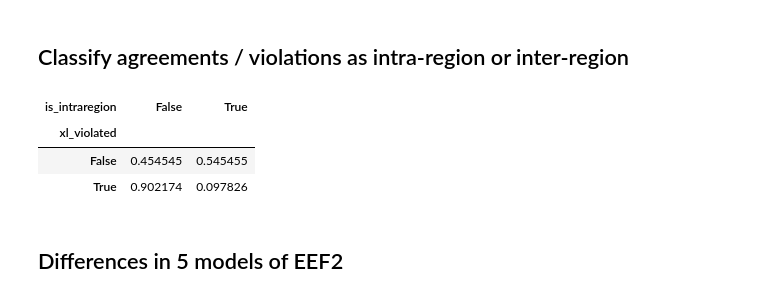
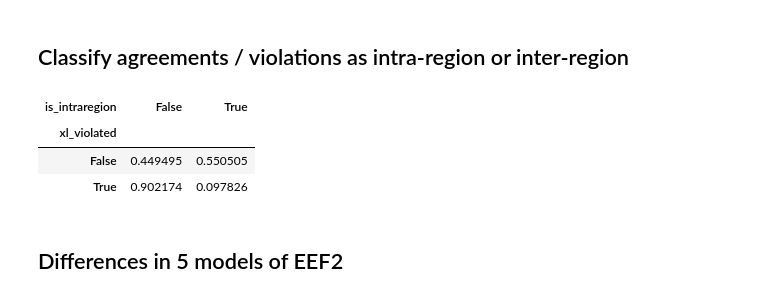
Before and after one commit to epenning/crosslinking, a Jupyter notebook: compare_crosslinks.ipynb, the cells around one changed output. Saved outputs shown, nothing was run; the diff lists cells and outputs as text; code cells hidden in the pictures.

```diff
--- a/compare_crosslinks.ipynb
+++ b/compare_crosslinks.ipynb
@@ -418,11 +429,7 @@ def plot_plddt(protein):
 
 
 def plot_pae(protein, xl_thresholds):
-    sanitized_protein = sanitize_protein(protein)
-
-    results = pd.read_pickle('pae/' + sanitized_protein + PAE_PKL_SUFFIX)
-
-    pae = results['predicted_aligned_error']
+    pae = read_protein_pae(protein)
 
     protein_xls = XLs_intra_nonred.loc[XLs_intra_nonred['Protein1'] == protein]
 
@@ -439,9 +446,9 @@ def plot_pae(protein, xl_thresholds):
 
         plt.imshow(pae, cmap='gray', alpha=0.5)
         plt.colorbar(fraction=0.046, pad=0.04)
-        plt.scatter(protein_xls_agreed['newRes1'], protein_xls_agreed['newRes2'], marker='o', facecolor='none',
+        plt.scatter(protein_xls_agreed['newRes1'] - 1, protein_xls_agreed['newRes2'] - 1, marker='o', facecolor='none',
                     edgecolor='darkblue', linewidths=2)
-        plt.scatter(protein_xls_missed['newRes1'], protein_xls_missed['newRes2'], marker='x', c='darkred', linewidths=2)
+        plt.scatter(protein_xls_missed['newRes1'] - 1, protein_xls_missed['newRes2'] - 1, marker='x', c='darkred', linewidths=2)
 
         plt.title(protein + ' Predicted Aligned Error, XL Threshold ' + str(xl_threshold))
         plt.xlabel('Scored residue')
@@ -468,0 +478,15 @@ for pae_protein in pae_proteins:
+# %%
+def get_pae_for_xl(xl, scored, aligned):
+    protein = xl['Protein1']
+    if protein not in pae_proteins:
+        return None
+    pae = read_protein_pae(protein)
+    if pae is None:
+        return None
+    return pae[xl[scored] - 1, xl[aligned] - 1]
+
+XLs_intra_nonred['paeRes1'] = XLs_intra_nonred.apply(lambda xl: get_pae_for_xl(xl, 'newRes1', 'newRes2'), axis = 1)
+XLs_intra_nonred['paeRes2'] = XLs_intra_nonred.apply(lambda xl: get_pae_for_xl(xl, 'newRes2', 'newRes1'), axis = 1)
+
+XLs_with_pae = XLs_intra_nonred[XLs_intra_nonred['paeRes1'].notnull()]
+XLs_with_pae
@@ -468,0 +527,13 @@ for pae_protein in pae_proteins:
+# %%
+# (df
+#  .groupby(x)[y]
+#  .value_counts(normalize=True)
+#  .mul(100)
+#  .rename('percent')
+#  .reset_index()
+#  .pipe((sns.catplot,'data'), x=x,y='percent',hue=y,kind='bar'))
+
+XLs_with_pae['xl_violated_text'] = XLs_with_pae.apply(lambda x: 'Violation' if x['xl_violated'] else 'Agreement',axis = 1)
+
+sns.set(rc={'axes.facecolor':'white'})
+sns.histplot(XLs_with_pae, x = 'paeRes1', hue = 'xl_violated_text', multiple = 'stack')
@@ -468,0 +548,4 @@ for pae_protein in pae_proteins:
+# %%
+ax = sns.histplot(XLs_with_pae, x = 'paeRes1', hue = 'xl_violated_text', multiple = 'fill')
+ax.set(xlabel = 'Predicted Aligned Error', ylabel = 'Proportion of Crosslinks')
+ax.get_legend().set_title('Cross-link Agreement')
@@ -708,21 +793,21 @@ with open(PATH_WATERSHED_LABELS, 'w') as watershed_labels_out:
 # %%
 def is_intraregion(region_labels, res1, res2):
     """Determine if the two residue positions are within the same non-background region"""
-    return region_labels[res1] != 0 and region_labels[res1] == region_labels[res2]
+    return region_labels[res1 - 1] != 0 and region_labels[res1 - 1] == region_labels[res2 - 1]
 
 # Re-calculate violated XLs based on the PTM distances
 XLs_intra_nonred['xl_violated'] = XLs_intra_nonred['af_distance'] > XL_THRESHOLD
 XLs_intra_nonred['is_intraregion'] = None
 
 for protein in pae_proteins:
     region_labels = labels[protein]
     XLs_intra_nonred['is_intraregion'] = XLs_intra_nonred.apply(lambda x: x['is_intraregion'] if x['Protein1'] != protein else is_intraregion(region_labels, x['newRes1'], x['newRes2']), axis = 1)
 
 pd.crosstab(XLs_intra_nonred['xl_violated'], XLs_intra_nonred['is_intraregion'], normalize='index')
 # %% [output]
 | is_intraregion | False | True |
 | xl_violated |  |  |
-| False | 0.454545 | 0.545455 |
+| False | 0.449495 | 0.550505 |
 | True | 0.902174 | 0.097826 |
 # %% [markdown]
 ## Differences in 5 models of EEF2
```
Also changed, not shown: parts of 7 cells of this notebook, 1 other file.
